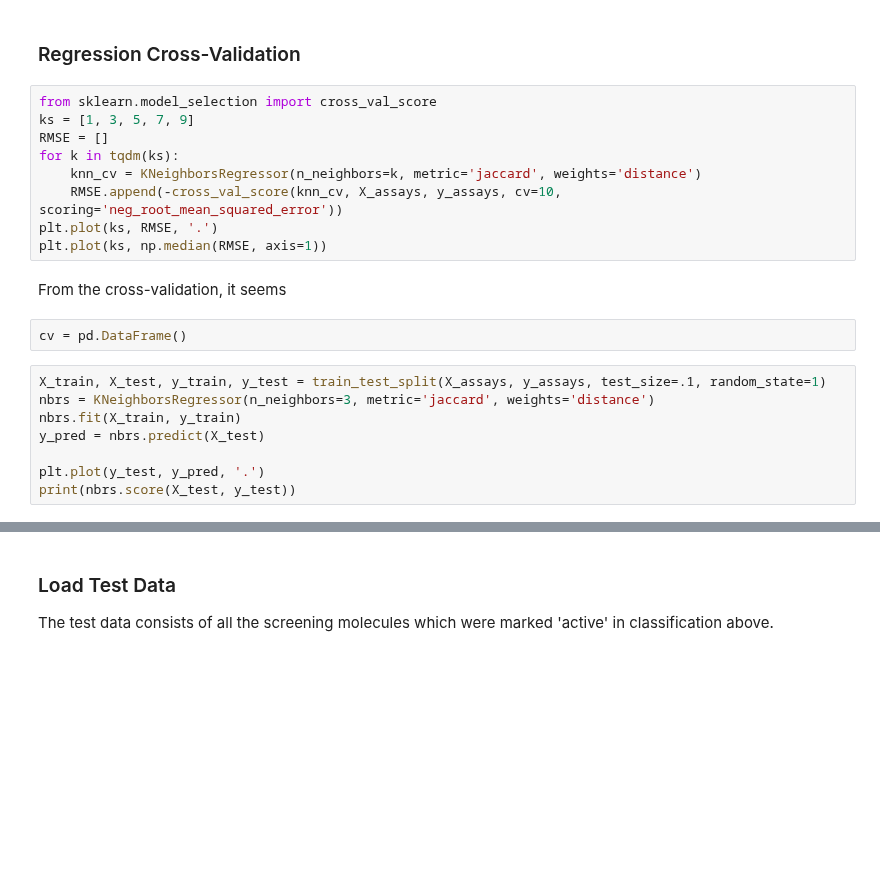
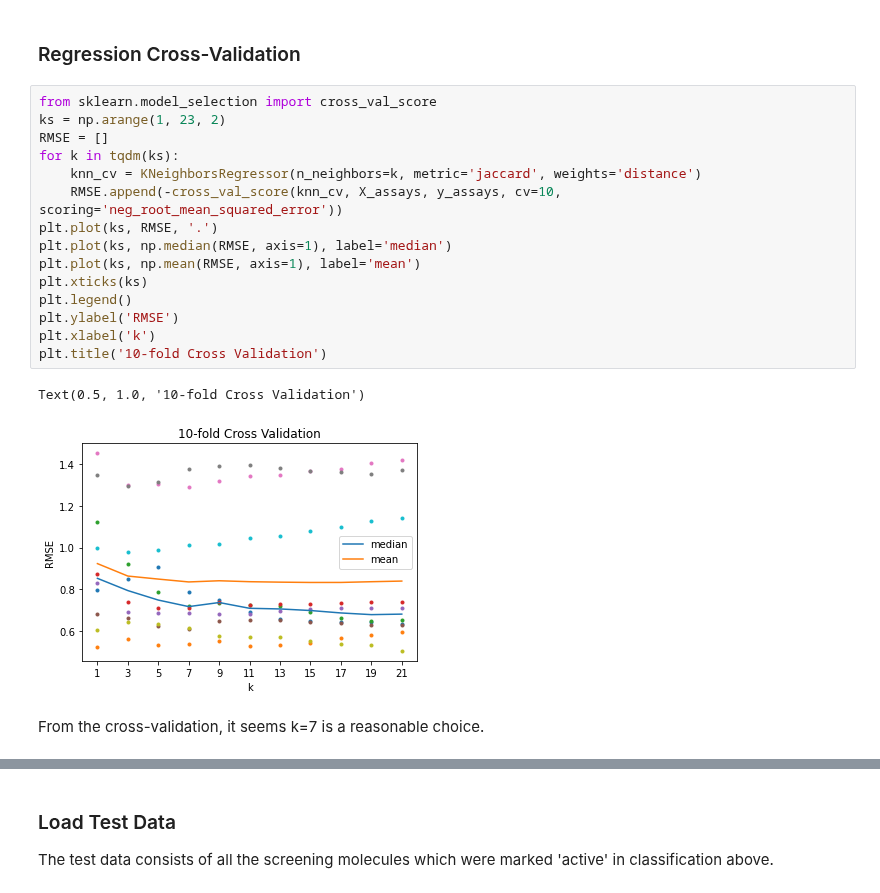
Before and after one commit to srensi/tmprss2, a Jupyter notebook: notebooks/knn.ipynb, the cells around one changed output, grey strips where cells are left out. Drawn from its saved outputs; the diff is of its cells as text; blank space fills up the shorter version.

Commit message:
finished knn validation

```diff
--- a/notebooks/knn.ipynb
+++ b/notebooks/knn.ipynb
@@ -148,22 +153,21 @@ assert y_assays.isna().sum() == 0
 ### Regression Cross-Validation
 # %%
 from sklearn.model_selection import cross_val_score
-ks = [1, 3, 5, 7, 9]
+ks = np.arange(1, 23, 2)
 RMSE = []
 for k in tqdm(ks):
     knn_cv = KNeighborsRegressor(n_neighbors=k, metric='jaccard', weights='distance')
     RMSE.append(-cross_val_score(knn_cv, X_assays, y_assays, cv=10, scoring='neg_root_mean_squared_error'))
 plt.plot(ks, RMSE, '.')
-plt.plot(ks, np.median(RMSE, axis=1))
+plt.plot(ks, np.median(RMSE, axis=1), label='median')
+plt.plot(ks, np.mean(RMSE, axis=1), label='mean')
+plt.xticks(ks)
+plt.legend()
+plt.ylabel('RMSE')
+plt.xlabel('k')
+plt.title('10-fold Cross Validation')
+# %% [output]
+Text(0.5, 1.0, '10-fold Cross Validation')
+[figure, added]
 # %% [markdown]
-From the cross-validation, it seems
+From the cross-validation, it seems k=7 is a reasonable choice.
-# %%
-cv = pd.DataFrame()
-# %%
-X_train, X_test, y_train, y_test = train_test_split(X_assays, y_assays, test_size=.1, random_state=1)
-nbrs = KNeighborsRegressor(n_neighbors=3, metric='jaccard', weights='distance')
-nbrs.fit(X_train, y_train)
-y_pred = nbrs.predict(X_test)
-
-plt.plot(y_test, y_pred, '.')
-print(nbrs.score(X_test, y_test))
```
Also changed, not shown: parts of 12 cells of this notebook.
